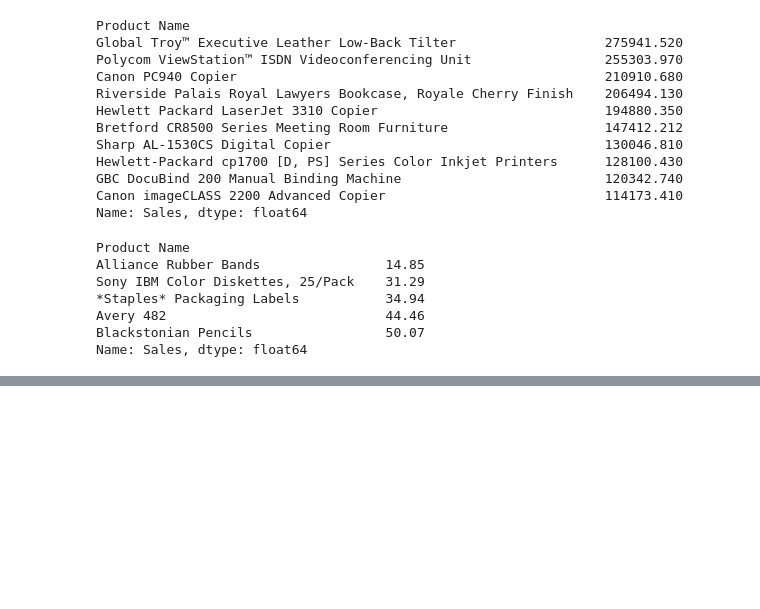
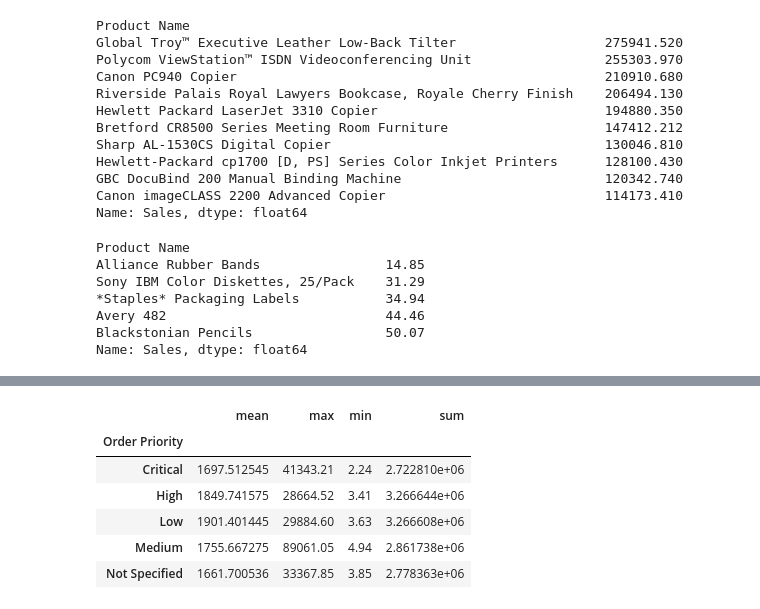
Before and after one commit to vivekgupta0657/learning-python, a Jupyter notebook: revamp.ipynb, the cells around one changed output, grey strips where cells are left out. Cells and saved outputs as stored; diff of their text form; code cells hidden in the pictures; blank space fills up the shorter version.

```diff
--- a/revamp.ipynb
+++ b/revamp.ipynb
@@ -655,0 +711,10 @@ Name: Sales, dtype: float64
+# %%
+order.groupby('Order Priority').Sales.agg(['mean','max','min','sum'])
+# %% [output]
+|  | mean | max | min | sum |
+| Order Priority |  |  |  |  |
+| Critical | 1697.512545 | 41343.21 | 2.24 | 2.722810e+06 |
+| High | 1849.741575 | 28664.52 | 3.41 | 3.266644e+06 |
+| Low | 1901.401445 | 29884.60 | 3.63 | 3.266608e+06 |
+| Medium | 1755.667275 | 89061.05 | 4.94 | 2.861738e+06 |
+| Not Specified | 1661.700536 | 33367.85 | 3.85 | 2.778363e+06 |
```
Also changed, not shown: parts of 38 cells of this notebook.
